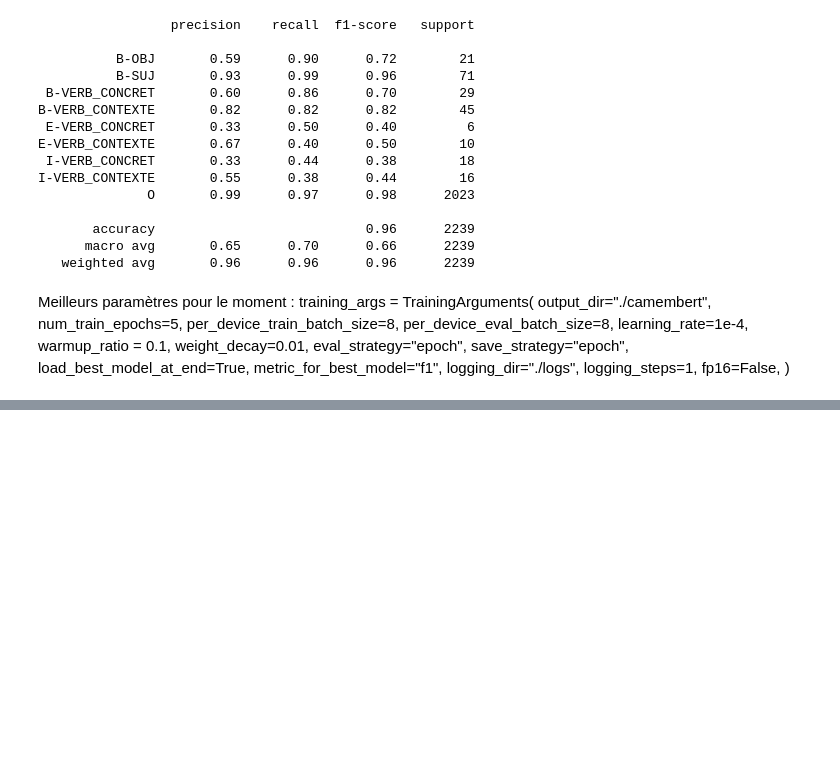
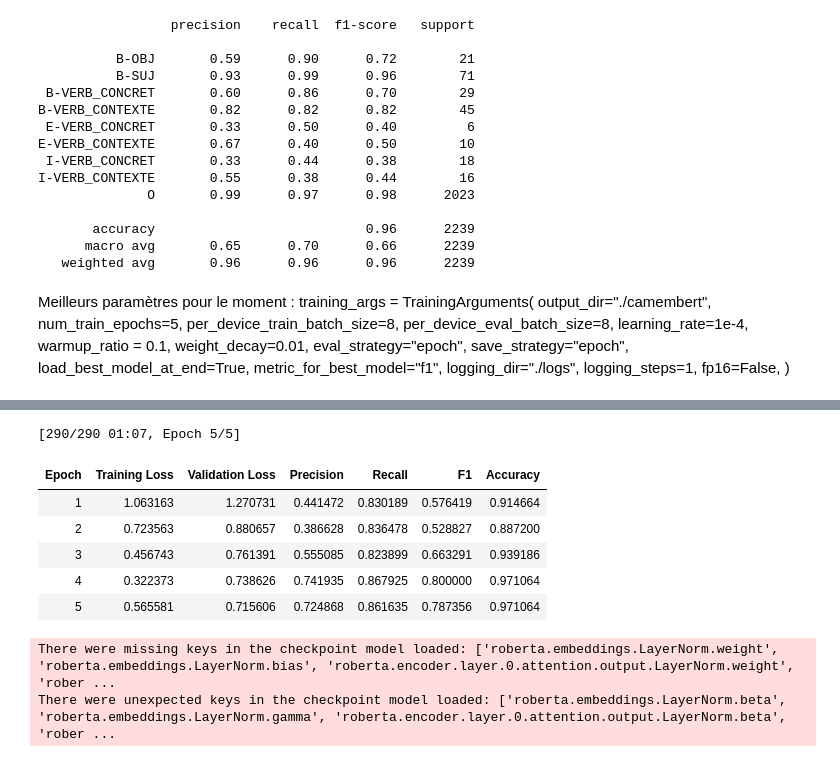
Before and after one commit to itsreivilo/Projet-de-NLP-Olivier, a Jupyter notebook: model.ipynb, the cells around one changed output, grey strips where cells are left out. Cells and saved outputs as stored; diff of their text form; code cells hidden in the pictures; blank space fills up the shorter version.

Commit message:
label_discours entrainements2

```diff
--- a/model.ipynb
+++ b/model.ipynb
@@ -71,7 +71,7 @@ df_concat_disc['phrase_id'] = (
 )
 annotations_work_disc = df_concat_disc.groupby("phrase_id").agg(
     token_text=("token_text", list),
-    label_concret=("label_discours", lambda x: [v[0] if isinstance(v, list) else v for v in x])
+    label_discours=("label_discours", lambda x: [v[0] if isinstance(v, list) else v for v in x])
 ).reset_index()
 # %%
 # Préparation pour avoir une partie train et une partie test
@@ -472,0 +475,2 @@ training_args = TrainingArguments(
+# %%
+train, val, test = split_by_phrase_id(annotations_work_disc, "label_discours")
@@ -472,0 +541,7 @@ training_args = TrainingArguments(
+# %%
+model = AutoModelForTokenClassification.from_pretrained(
+    MODEL_NAME,
+    num_labels=len(labels_disc),
+    id2label=id2label,
+    label2id=label2id
+)
@@ -472,0 +565,60 @@ training_args = TrainingArguments(
+# %%
+seqeval = evaluate.load("seqeval")
+
+all_labels_flat = [t for ex in train for t in ex["label_discours"]]
+counts = Counter(all_labels_flat)
+total  = sum(counts.values())
+weights = torch.zeros(num_labels_disc)
+for label_id, count in counts.items():
+    weights[label_id] = total / (num_labels_disc * count)
+print("Poids par classe :", {id2label[i]: round(w.item(), 2) for i, w in enumerate(weights)})
+weights = torch.clamp(weights, max=10.0)
+
+class WeightedTrainer(Trainer):
+    def compute_loss(self, model, inputs, return_outputs=False, **kwargs):
+        labels = inputs.get("labels")
+        outputs = model(**inputs)
+        logits = outputs.logits
+        loss_fct = torch.nn.CrossEntropyLoss(
+            weight=weights.to(logits.device),
+            ignore_index=-100
+        )
+        loss = loss_fct(logits.view(-1, num_labels_disc), labels.view(-1))
+        return (loss, outputs) if return_outputs else loss
+
+# Collator : gère le padding dynamique
+data_collator = DataCollatorForTokenClassification(tokenizer)
+
+training_args = TrainingArguments(
+    output_dir="./camembert-DISC",
+    num_train_epochs=5,
+    per_device_train_batch_size=8,
+    per_device_eval_batch_size=8,
+    learning_rate=1e-4,
+    warmup_ratio = 0.1,
+    weight_decay=0.01,
+    eval_strategy="epoch",
+    save_strategy="epoch",
+    load_best_model_at_end=True,
+    metric_for_best_model="f1",
+    logging_dir="./logs",
+    logging_steps=1,
+    fp16=False,
+)
+
+trainer = WeightedTrainer(
+    model=model,
+    args=training_args,
+    train_dataset=tokenized_dataset["train"],
+    eval_dataset=tokenized_dataset["validation"],
+    processing_class=tokenizer,
+    data_collator=data_collator,
+    compute_metrics=compute_metrics
+)
+
+trainer.train()
+
+# Sauvegarde du meilleur modèle
+trainer.save_model("./camembert-final-DISC")
+tokenizer.save_pretrained("./camembert-final-DISC")
+# %% [output]
@@ -472,0 +628,9 @@ training_args = TrainingArguments(
+[290/290 01:07, Epoch 5/5]
+| Epoch | Training Loss | Validation Loss | Precision | Recall | F1 | Accuracy |
+| 1 | 1.063163 | 1.270731 | 0.441472 | 0.830189 | 0.576419 | 0.914664 |
+| 2 | 0.723563 | 0.880657 | 0.386628 | 0.836478 | 0.528827 | 0.887200 |
+| 3 | 0.456743 | 0.761391 | 0.555085 | 0.823899 | 0.663291 | 0.939186 |
+| 4 | 0.322373 | 0.738626 | 0.741935 | 0.867925 | 0.800000 | 0.971064 |
+| 5 | 0.565581 | 0.715606 | 0.724868 | 0.861635 | 0.787356 | 0.971064 |
+There were missing keys in the checkpoint model loaded: ['roberta.embeddings.LayerNorm.weight', 'roberta.embeddings.LayerNorm.bias', 'roberta.encoder.layer.0.attention.output.LayerNorm.weight', 'rober ...
+There were unexpected keys in the checkpoint model loaded: ['roberta.embeddings.LayerNorm.beta', 'roberta.embeddings.LayerNorm.gamma', 'roberta.encoder.layer.0.attention.output.LayerNorm.beta', 'rober ...
```
Also changed, not shown: parts of 9 cells of this notebook, 1 other file.
